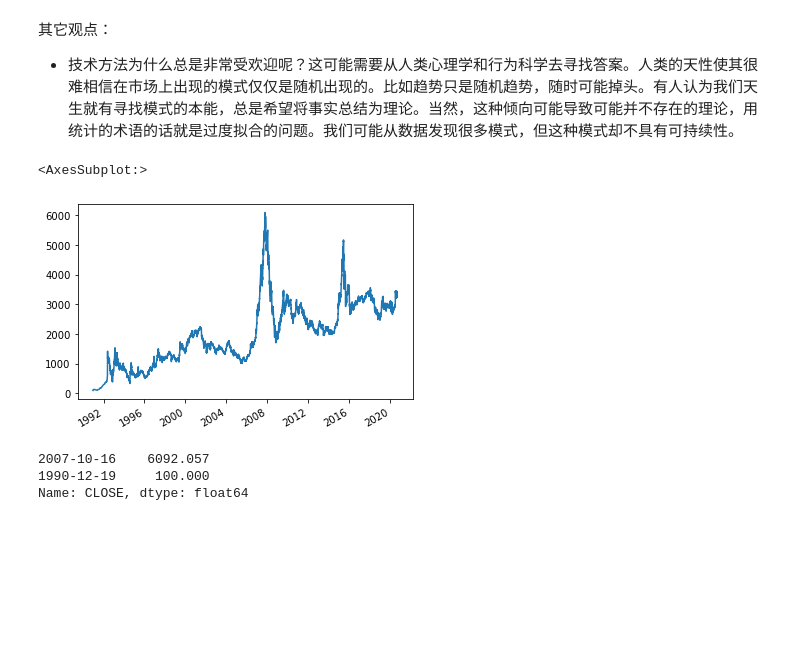
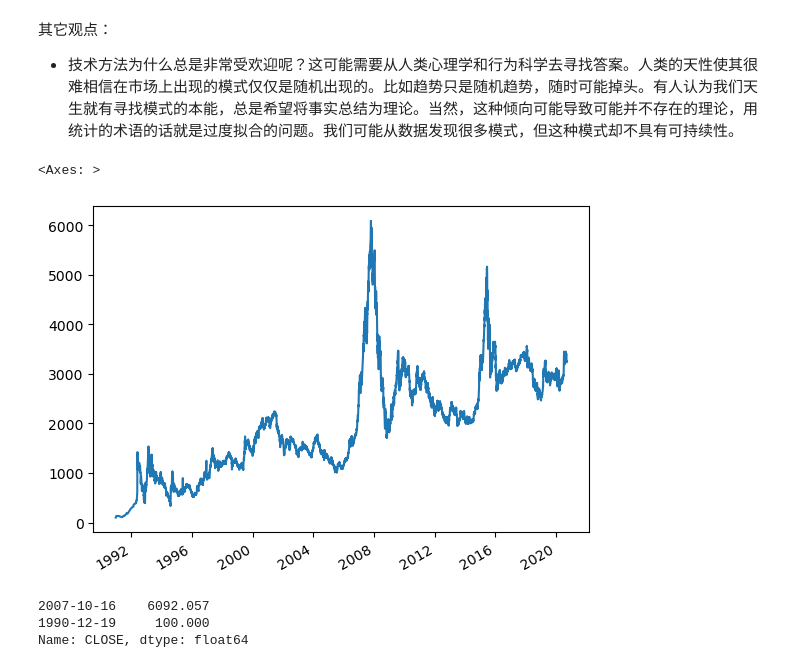
Before and after one commit to Luoxiaogan/Guide_to_financial_data_analysis, a Jupyter notebook: Guide_to_financial_data_analysis/Lectures/Lecture7/Lec07_02_Returndistpred.ipynb, the cells around one changed output. Cells and saved outputs as stored; diff of their text form; code cells hidden in the pictures; blank space fills up the shorter version.

```diff
--- a/Guide_to_financial_data_analysis/Lectures/Lecture7/Lec07_02_Returndistpred.ipynb
+++ b/Guide_to_financial_data_analysis/Lectures/Lecture7/Lec07_02_Returndistpred.ipynb
@@ -117,19 +117,18 @@ cdf6 = binom( n, pi ).cdf( 6 )
 
  + 技术方法为什么总是非常受欢迎呢？这可能需要从人类心理学和行为科学去寻找答案。人类的天性使其很难相信在市场上出现的模式仅仅是随机出现的。比如趋势只是随机趋势，随时可能掉头。有人认为我们天生就有寻找模式的本能，总是希望将事实总结为理论。当然，这种倾向可能导致可能并不存在的理论，用统计的术语的话就是过度拟合的问题。我们可能从数据发现很多模式，但这种模式却不具有可持续性。
 # %%
-
 #id="000001"
 #start="1990-12-1";end="2015-10-29"
 #data=get_sina_stock(id,start,end,isstock=False)
 import pandas as pd
 import matplotlib as mpl
 import matplotlib.pyplot as plt
 %matplotlib inline
-shindex=pd.read_csv("data/000001.SH.csv",index_col=0,parse_dates=True)
+shindex=pd.read_csv("000001.SH.csv",index_col=0,parse_dates=True)
 shindex["CLOSE"].plot()
 # %% [output]
-<AxesSubplot:>
+<Axes: >
-[figure, old version]
+[figure, new version]
 # %%
 x=shindex["CLOSE"][[shindex["CLOSE"].idxmax(),shindex["CLOSE"].idxmin()]]
 x
```
Also changed, not shown: 3 other files.
